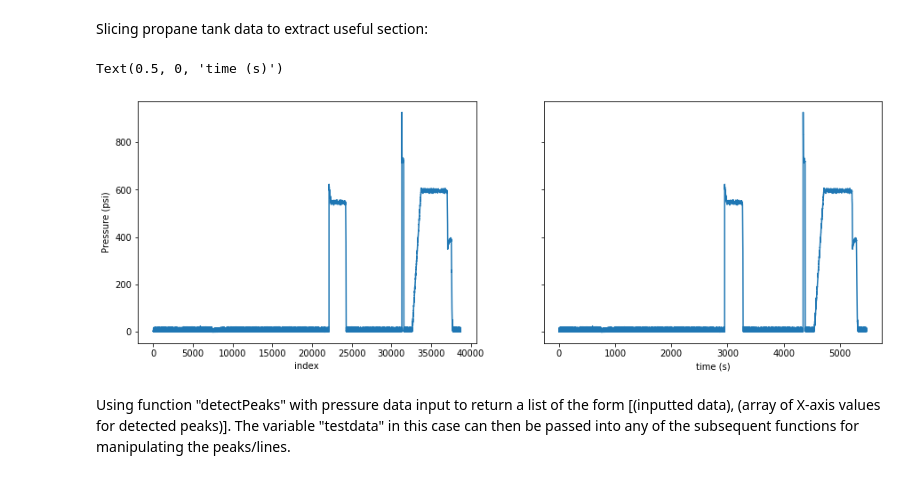
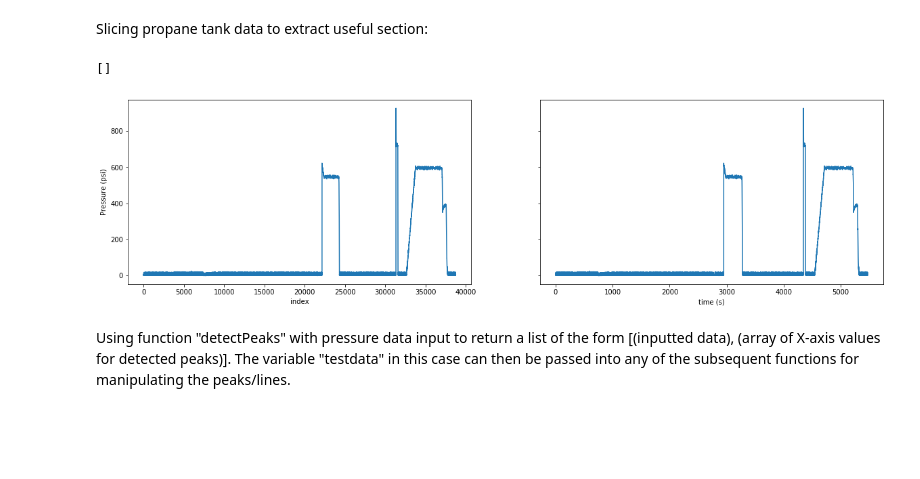
Before and after one commit to Space-Enterprise-at-Berkeley/Wireless-Transmission, a Jupyter notebook: DataMonitoring/pressure_analysis_sep_functions.ipynb, the cells around one changed output. Drawn from its saved outputs; the diff is of its cells as text; code cells hidden in the pictures; blank space fills up the shorter version.

```diff
--- a/DataMonitoring/pressure_analysis_sep_functions.ipynb
+++ b/DataMonitoring/pressure_analysis_sep_functions.ipynb
@@ -535,16 +512,11 @@ Using function "create_data" with input "waterflow_10-03-20__20_46.csv" to creat
 time, high, lox_tank, propane_tank, lox_injector, propane_injector = create_data("waterflow_10-03-20__20_46.csv")
 # %% [markdown]
 Slicing propane tank data to extract useful section:
-# %%
-fig, (ax1, ax2) = plt.subplots(1, 2, sharey=True, figsize=(15,5))
-ax1.set_ylabel("Pressure (psi)")
-ax1.plot(np.arange(len(propane_tank)), propane_tank)
-ax1.set_xlabel("index")
-ax2.plot(time, propane_tank)
-ax2.set_xlabel("time (s)")
-# %% [output]
-Text(0.5, 0, 'time (s)')
-[figure, removed]
+# %%
+display_pressure(time, propane_tank, [])
+# %% [output]
+[]
+[figure, added]
 # %%
 index_start = 32000
 index_end = 39000
```
Also changed, not shown: parts of 8 cells of this notebook.
